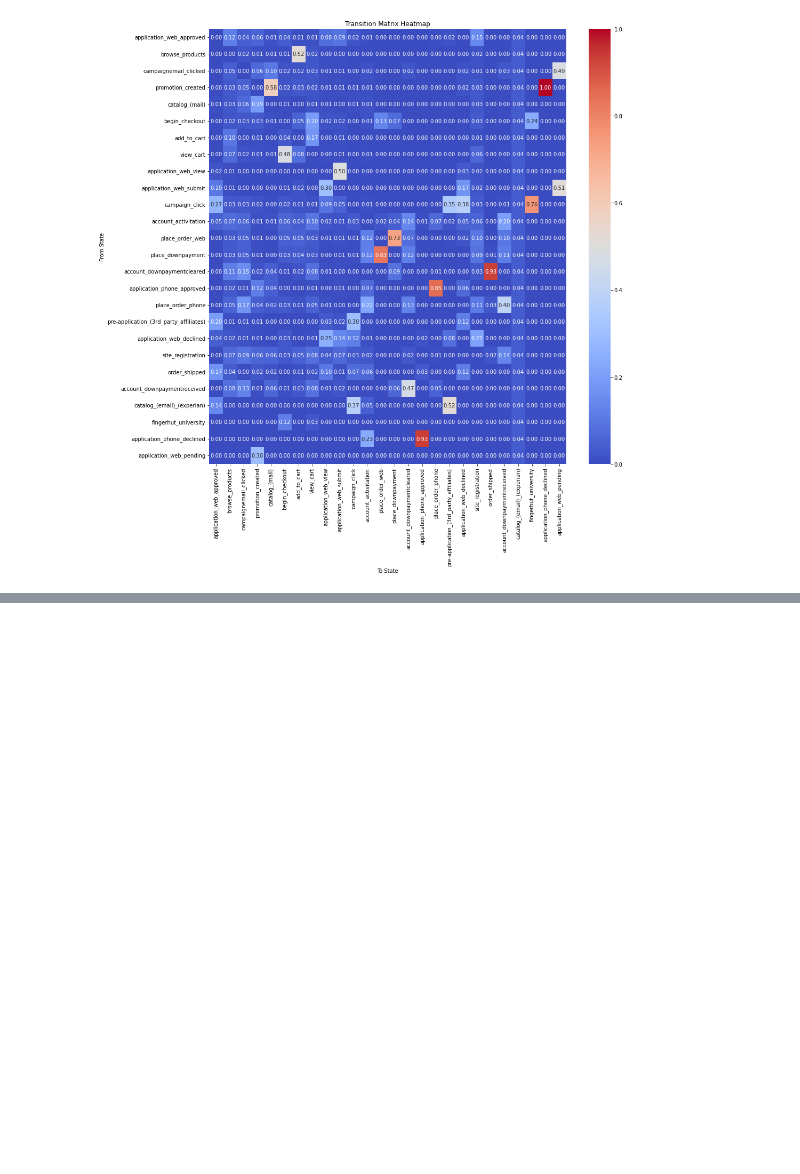
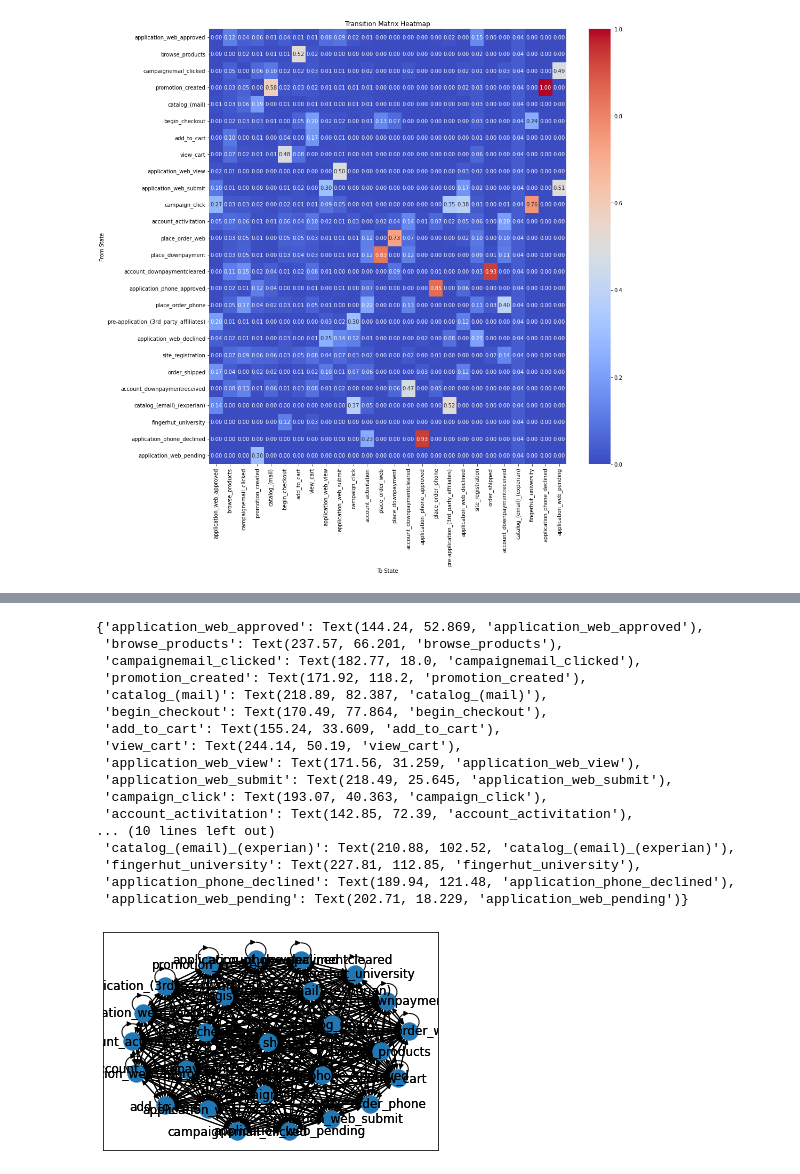
Before and after one commit to cjunwon/STATSM148-Fingerhut-Consulting, a Jupyter notebook: ronan_code/TransitionEra.ipynb, the cells around one changed output, grey strips where cells are left out. Cells and saved outputs as stored; diff of their text form; code cells hidden in the pictures; blank space fills up the shorter version.

```diff
--- a/ronan_code/TransitionEra.ipynb
+++ b/ronan_code/TransitionEra.ipynb
@@ -360,0 +447,22 @@ plt.show()
+# %%
+nx.draw_networkx(G, pos=graphviz_layout(G))
+nx.draw_networkx_labels(G, pos=graphviz_layout(G))
+# %% [output]
+{'application_web_approved': Text(144.24, 52.869, 'application_web_approved'),
+ 'browse_products': Text(237.57, 66.201, 'browse_products'),
+ 'campaignemail_clicked': Text(182.77, 18.0, 'campaignemail_clicked'),
+ 'promotion_created': Text(171.92, 118.2, 'promotion_created'),
+ 'catalog_(mail)': Text(218.89, 82.387, 'catalog_(mail)'),
+ 'begin_checkout': Text(170.49, 77.864, 'begin_checkout'),
+ 'add_to_cart': Text(155.24, 33.609, 'add_to_cart'),
+ 'view_cart': Text(244.14, 50.19, 'view_cart'),
+ 'application_web_view': Text(171.56, 31.259, 'application_web_view'),
+ 'application_web_submit': Text(218.49, 25.645, 'application_web_submit'),
+ 'campaign_click': Text(193.07, 40.363, 'campaign_click'),
+ 'account_activitation': Text(142.85, 72.39, 'account_activitation'),
+... (10 lines left out)
+ 'catalog_(email)_(experian)': Text(210.88, 102.52, 'catalog_(email)_(experian)'),
+ 'fingerhut_university': Text(227.81, 112.85, 'fingerhut_university'),
+ 'application_phone_declined': Text(189.94, 121.48, 'application_phone_declined'),
+ 'application_web_pending': Text(202.71, 18.229, 'application_web_pending')}
+[figure, added]
```
Also changed, not shown: parts of 55 cells of this notebook, 1 other file.
